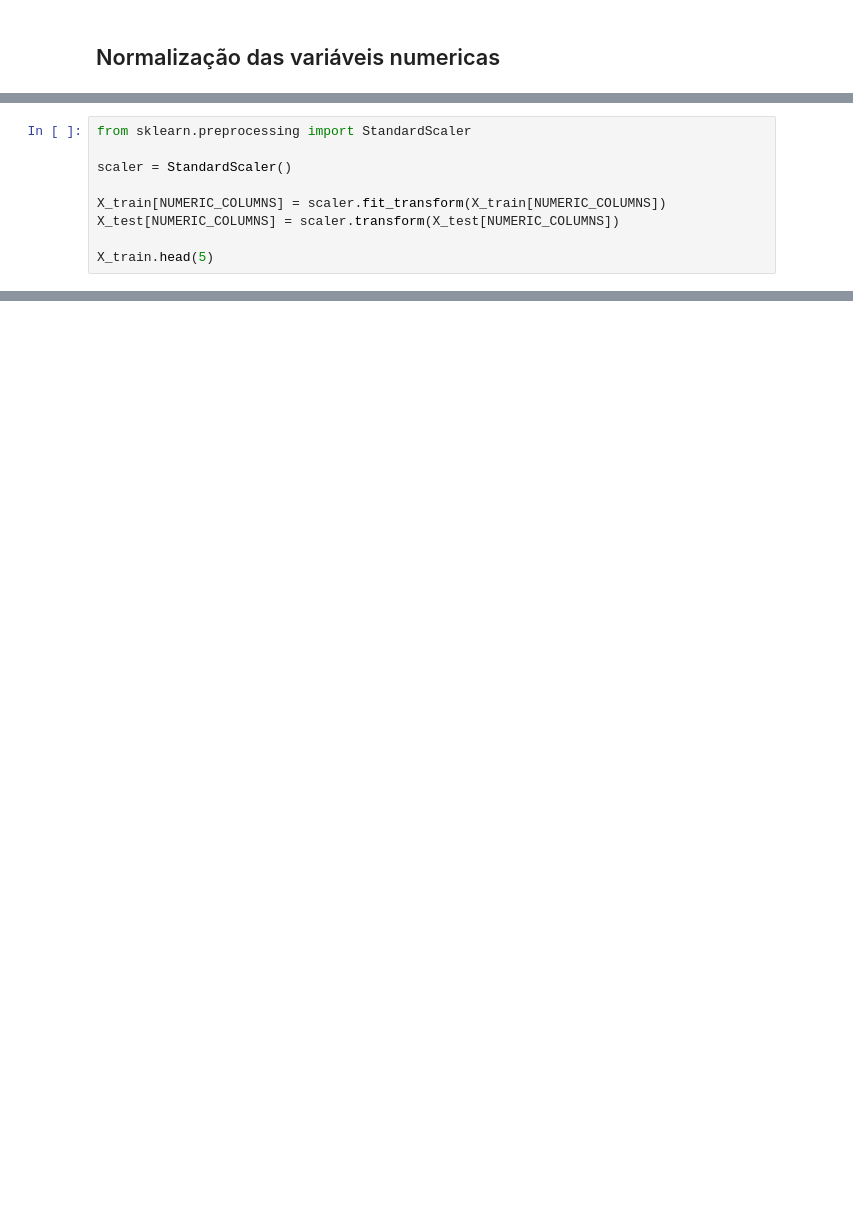
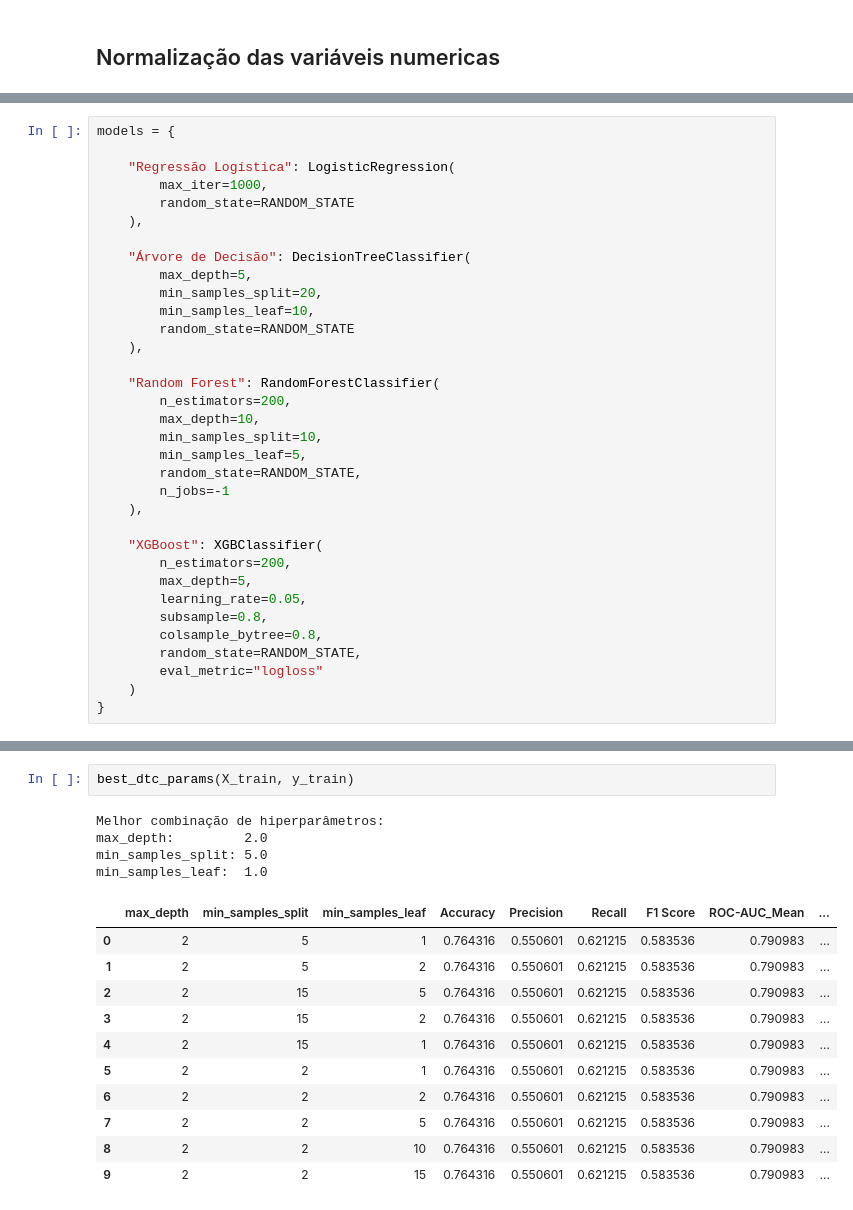
Before and after one commit to igao01/ds_telecom_churn, a Jupyter notebook: notebooks/ml_telco_churn.ipynb, the cells around one changed output, grey strips where cells are left out. Cells and saved outputs as stored; diff of their text form; blank space fills up the shorter version.

```diff
--- a/notebooks/ml_telco_churn.ipynb
+++ b/notebooks/ml_telco_churn.ipynb
@@ -81,9 +60,0 @@ print(X_test.isnull().sum().sum())
-# %%
-from sklearn.preprocessing import StandardScaler
-
-scaler = StandardScaler()
-
-X_train[NUMERIC_COLUMNS] = scaler.fit_transform(X_train[NUMERIC_COLUMNS])
-X_test[NUMERIC_COLUMNS] = scaler.transform(X_test[NUMERIC_COLUMNS])
-
-X_train.head(5)
@@ -96,0 +117,34 @@ X_train.head(5)
+# %%
+models = {
+
+    "Regressão Logística": LogisticRegression(
+        max_iter=1000,
+        random_state=RANDOM_STATE
+    ),
+
+    "Árvore de Decisão": DecisionTreeClassifier(
+        max_depth=5,
+        min_samples_split=20,
+        min_samples_leaf=10,
+        random_state=RANDOM_STATE
+    ),
+
+    "Random Forest": RandomForestClassifier(
+        n_estimators=200,
+        max_depth=10,
+        min_samples_split=10,
+        min_samples_leaf=5,
+        random_state=RANDOM_STATE,
+        n_jobs=-1
+    ),
+
+    "XGBoost": XGBClassifier(
+        n_estimators=200,
+        max_depth=5,
+        learning_rate=0.05,
+        subsample=0.8,
+        colsample_bytree=0.8,
+        random_state=RANDOM_STATE,
+        eval_metric="logloss"
+    )
+}
@@ -96,0 +299,18 @@ X_train.head(5)
+# %%
+best_dtc_params(X_train, y_train)
+# %% [output]
+Melhor combinação de hiperparâmetros:
+max_depth:         2.0
+min_samples_split: 5.0
+min_samples_leaf:  1.0
+|  | max_depth | min_samples_split | min_samples_leaf | Accuracy | Precision | Recall | F1 Score | ROC-AUC_Mean | ... |
+| 0 | 2 | 5 | 1 | 0.764316 | 0.550601 | 0.621215 | 0.583536 | 0.790983 | ... |
+| 1 | 2 | 5 | 2 | 0.764316 | 0.550601 | 0.621215 | 0.583536 | 0.790983 | ... |
+| 2 | 2 | 15 | 5 | 0.764316 | 0.550601 | 0.621215 | 0.583536 | 0.790983 | ... |
+| 3 | 2 | 15 | 2 | 0.764316 | 0.550601 | 0.621215 | 0.583536 | 0.790983 | ... |
+| 4 | 2 | 15 | 1 | 0.764316 | 0.550601 | 0.621215 | 0.583536 | 0.790983 | ... |
+| 5 | 2 | 2 | 1 | 0.764316 | 0.550601 | 0.621215 | 0.583536 | 0.790983 | ... |
+| 6 | 2 | 2 | 2 | 0.764316 | 0.550601 | 0.621215 | 0.583536 | 0.790983 | ... |
+| 7 | 2 | 2 | 5 | 0.764316 | 0.550601 | 0.621215 | 0.583536 | 0.790983 | ... |
+| 8 | 2 | 2 | 10 | 0.764316 | 0.550601 | 0.621215 | 0.583536 | 0.790983 | ... |
+| 9 | 2 | 2 | 15 | 0.764316 | 0.550601 | 0.621215 | 0.583536 | 0.790983 | ... |
```
Also changed, not shown: parts of 38 cells of this notebook.
